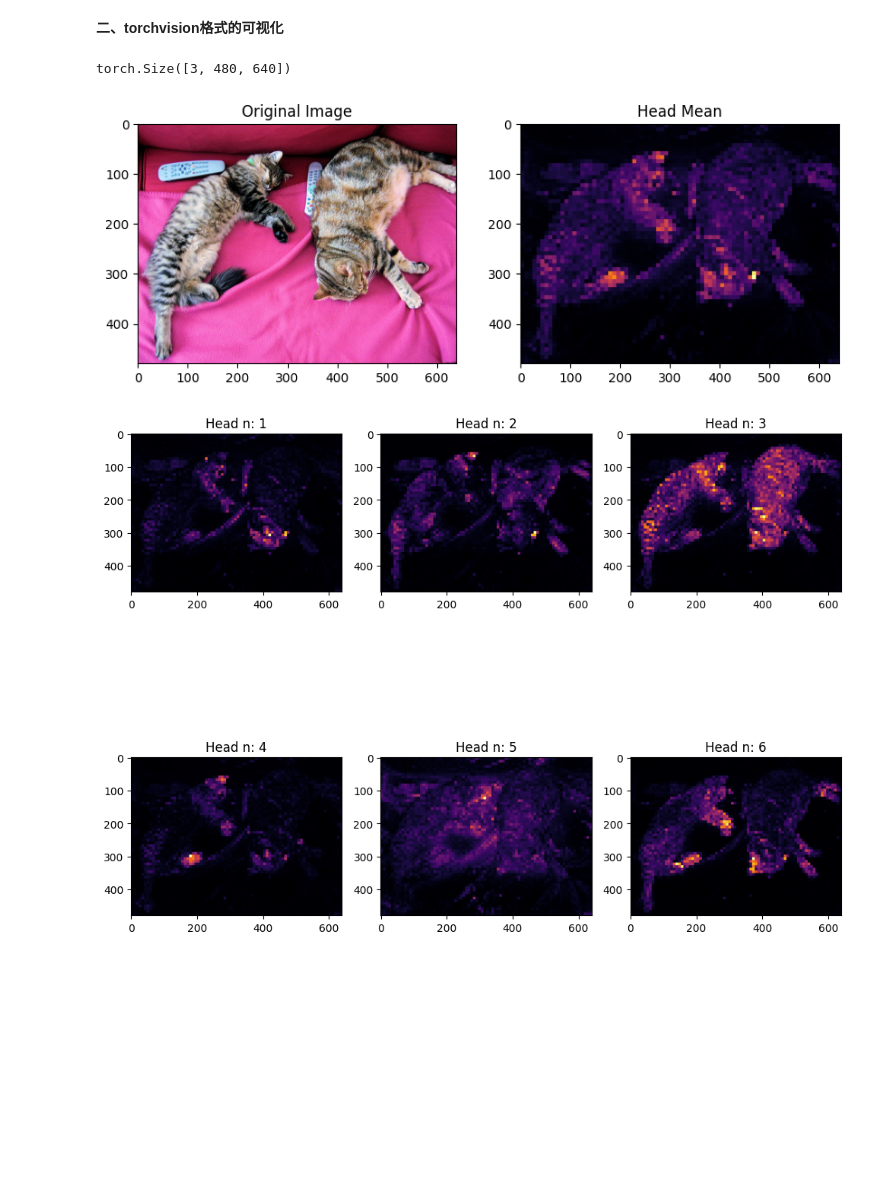
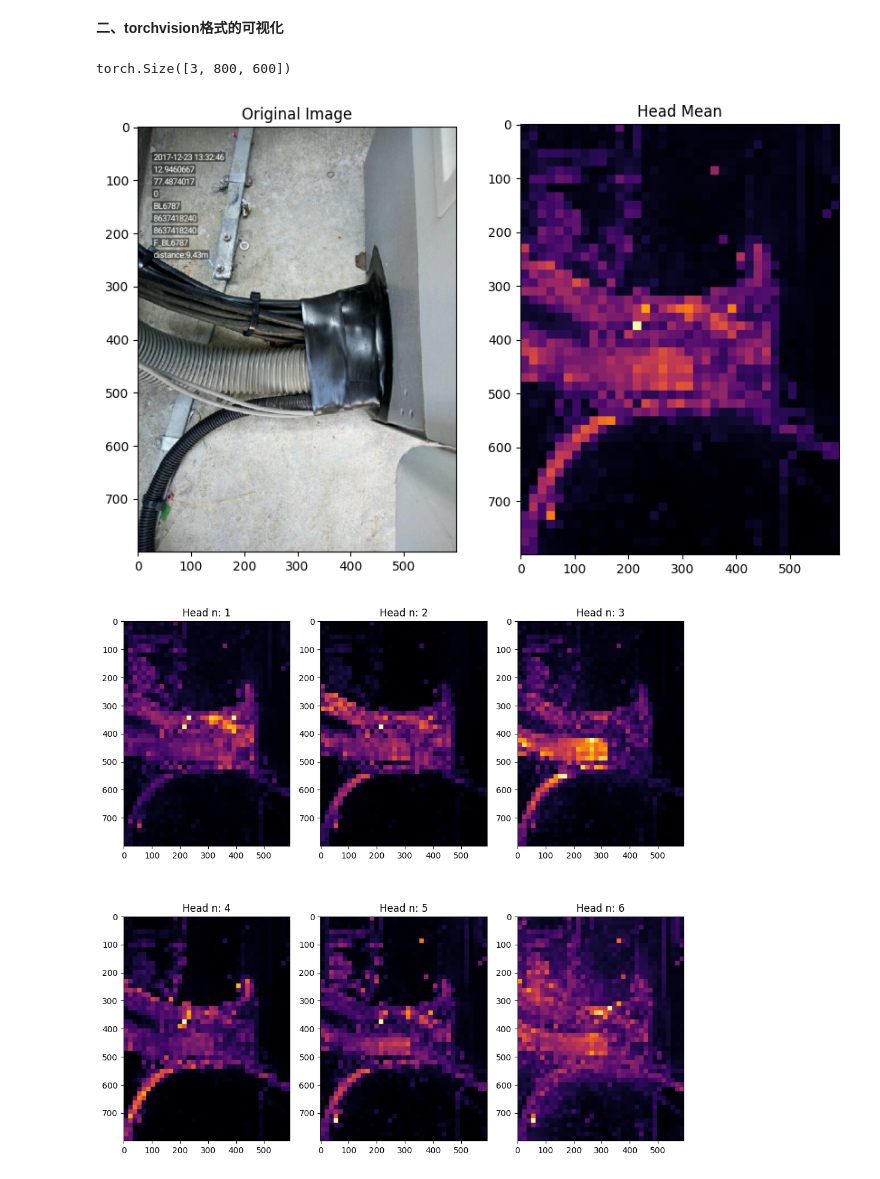
Before and after one commit to cuijunjie18/vit-visualize, a Jupyter notebook: reference.ipynb, the cells around one changed output. Drawn from its saved outputs; the diff is of its cells as text; code cells hidden in the pictures; blank space fills up the shorter version.

```diff
--- a/reference.ipynb
+++ b/reference.ipynb
@@ -1,11 +1,13 @@
 # %%
 import os
+os.environ['CUDA_VISIBLE_DEVICES'] = "7"
 import torch
 import numpy as np
 import math
 from functools import partial
 import torch
 import torch.nn as nn
+import torchvision
 
 # import ipywidgets as widgets
 import io
@@ -383,12 +385,12 @@ def plot_attention(img, attention):
     plt.tight_layout()
     plt.show()
 
-device = torch.device("cuda") if torch.cuda.is_available() else torch.device("cpu")
-if device.type == "cuda":
-    torch.cuda.set_device(1)
+device = torch.device("cuda:0") if torch.cuda.is_available() else torch.device("cpu")
+# if device.type == "cuda":
+#     torch.cuda.set_device(1)
 
 name_model = 'vit_small'
-patch_size = 8
+patch_size = 16
 
 model = VitGenerator(name_model, patch_size,
                      device, evaluate=True, random=False, verbose=True)
@@ -413,12 +425,13 @@ visualize_predict(model, img, img_size, patch_size, device)
 # %%
 import torchvision
 
-img = torchvision.io.read_image(path)
+path = "demo_images/scco.jpg"
+img = torchvision.io.read_image(path,torchvision.io.image.ImageReadMode.RGB)
 img = img.float() / 255
 print(img.shape)
 attention = visualize_attention(model, img, patch_size, device)
 plot_attention(img.permute(1,2,0), attention)
 # %% [output]
-torch.Size([3, 480, 640])
+torch.Size([3, 800, 600])
-[figure, old version]
+[figure, new version]
-[figure, old version]
+[figure, new version]
```
Also changed, not shown: parts of 6 cells of this notebook, 11 other files.
